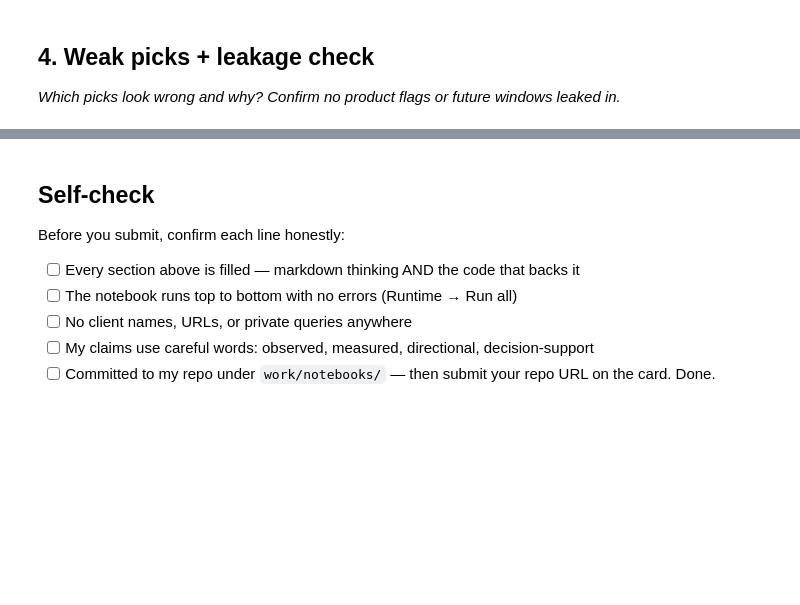
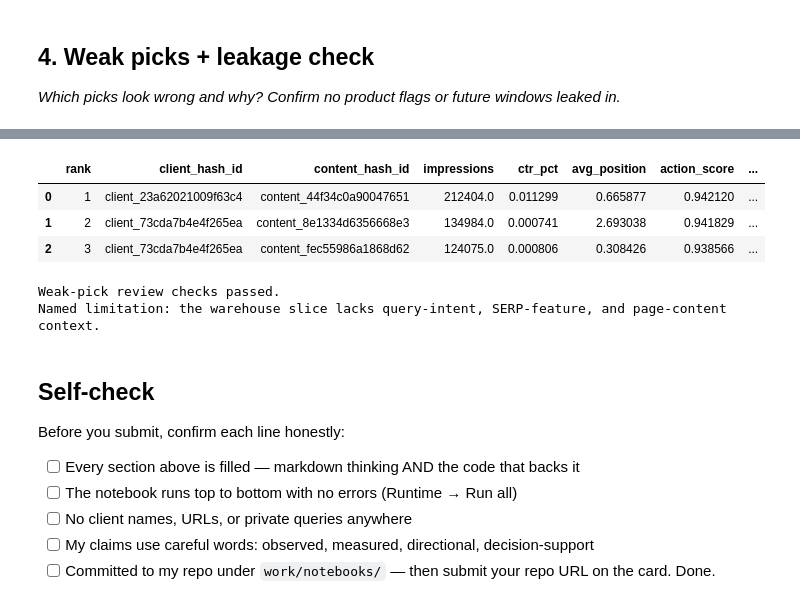
Before and after one commit to Maryam271/flyrank-ml-internship, a Jupyter notebook: work/notebooks/w04_baseline_score.ipynb, the cells around one changed output, grey strips where cells are left out. Cells and saved outputs as stored; diff of their text form; code cells hidden in the pictures; blank space fills up the shorter version.

```diff
--- a/work/notebooks/w04_baseline_score.ipynb
+++ b/work/notebooks/w04_baseline_score.ipynb
@@ -37,3 +472,47 @@ This skeleton is yours to fill. Work the sections **in order** — each one has
+# %%
+# This cell is for CODE (numbers, a query, a check).
+# Write your text answer in the cell ABOVE this one — typing sentences here breaks Run All.
+# Section 4 — Identify weak-pick examples
+
+weak_picks = ranked_queue.head(3).copy()
+
+weak_picks["weak_pick_reason"] = (
+    "The rule identifies a CTR opportunity, but the available fields "
+    "cannot explain the underlying reason for low CTR."
+)
+
+display(
+    weak_picks[
+        [
+            "rank",
+            "client_hash_id",
+            "content_hash_id",
+            "impressions",
+            "ctr_pct",
+            "avg_position",
+            "action_score",
+            "reason_code",
+            "action",
+            "weak_pick_reason"
+        ]
+    ]
+)
+
+assert len(weak_picks) == 3
+assert weak_picks["weak_pick_reason"].notna().all()
+
+print("Weak-pick review checks passed.")
+print(
+    "Named limitation: the warehouse slice lacks query-intent, "
+    "SERP-feature, and page-content context."
+)
+# %% [output]
+|  | rank | client_hash_id | content_hash_id | impressions | ctr_pct | avg_position | action_score | ... |
+| 0 | 1 | client_23a62021009f63c4 | content_44f34c0a90047651 | 212404.0 | 0.011299 | 0.665877 | 0.942120 | ... |
+| 1 | 2 | client_73cda7b4e4f265ea | content_8e1334d6356668e3 | 134984.0 | 0.000741 | 2.693038 | 0.941829 | ... |
+| 2 | 3 | client_73cda7b4e4f265ea | content_fec55986a1868d62 | 124075.0 | 0.000806 | 0.308426 | 0.938566 | ... |
+Weak-pick review checks passed.
+Named limitation: the warehouse slice lacks query-intent, SERP-feature, and page-content context.
 # %% [markdown]
 ## Self-check
 
```
Also changed, not shown: parts of 12 cells of this notebook.
